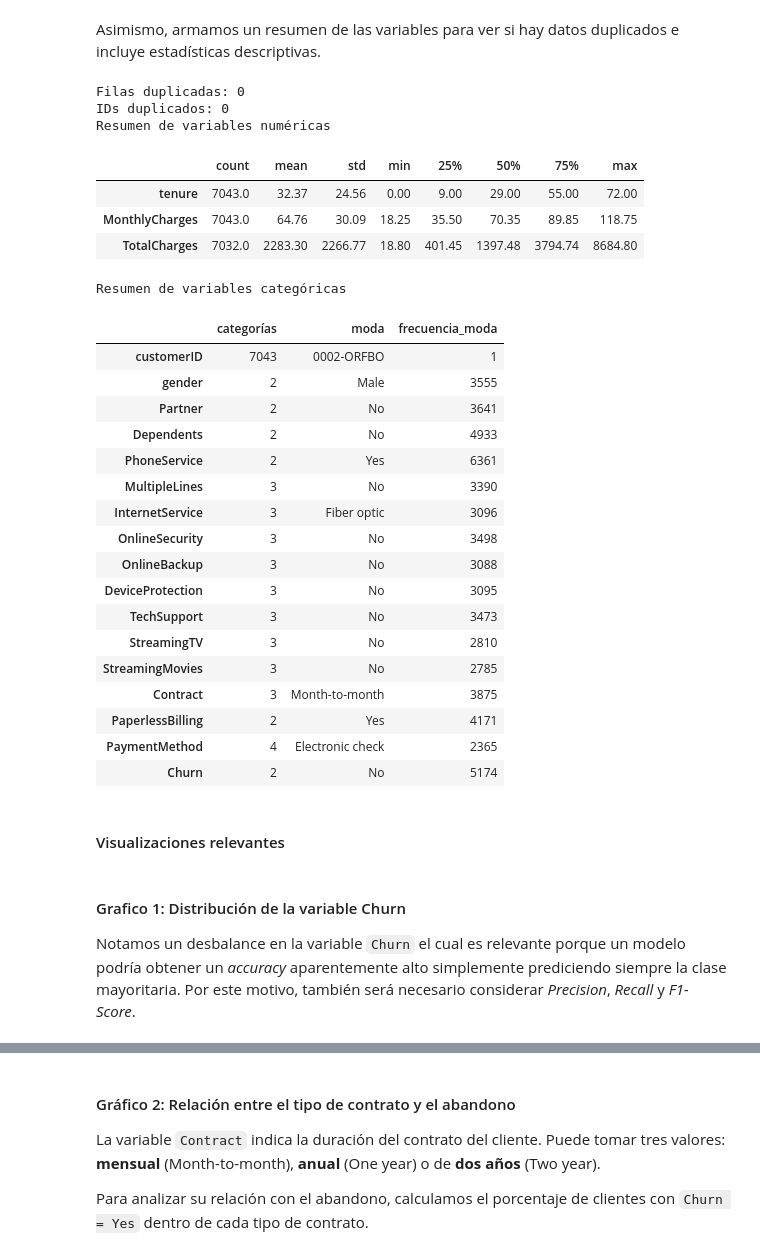
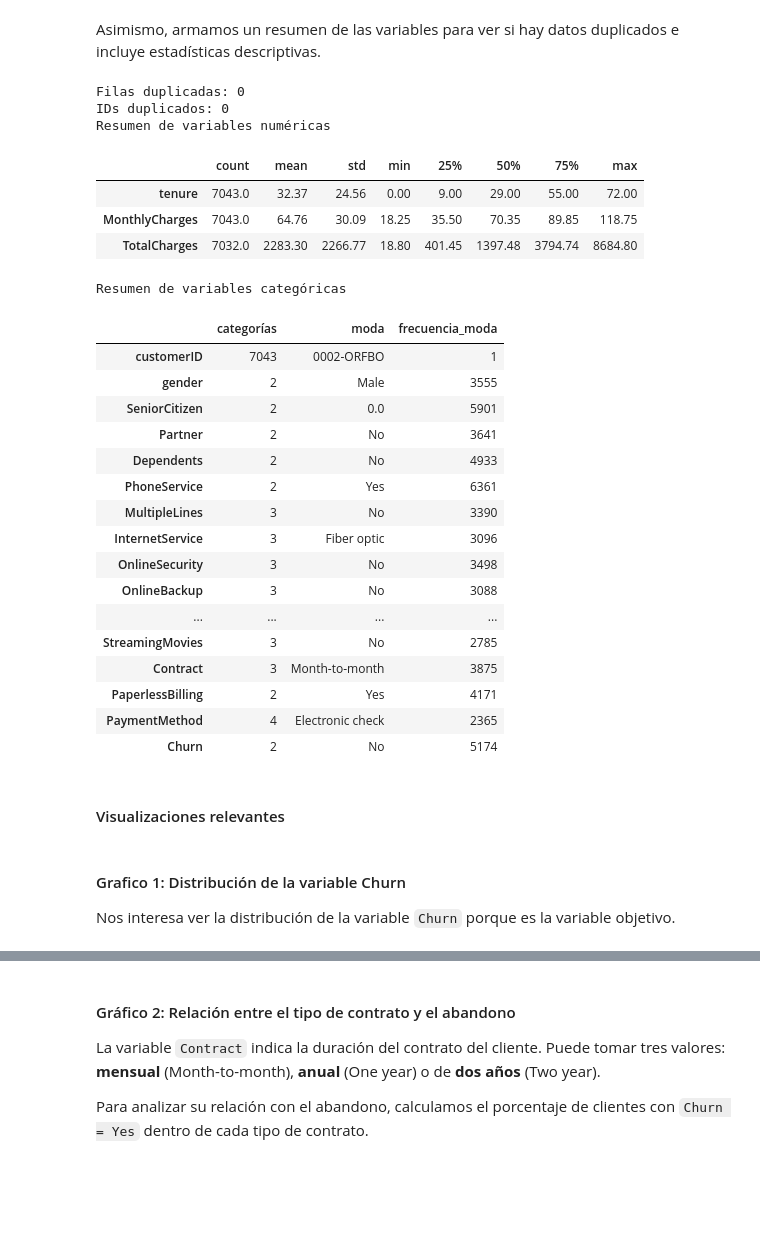
Before and after one commit to juanitaarsla/TD6-TP1, a Jupyter notebook: TP1_Telco_Churn.ipynb, the cells around one changed output, grey strips where cells are left out. Drawn from its saved outputs; the diff is of its cells as text; code cells hidden in the pictures; blank space fills up the shorter version.

```diff
--- a/TP1_Telco_Churn.ipynb
+++ b/TP1_Telco_Churn.ipynb
@@ -60,34 +55,43 @@ Asimismo, armamos un resumen de las variables para ver si hay datos duplicados e
 # %%
 print("Filas duplicadas:", datos.duplicated().sum())
 print("IDs duplicados:", datos["customerID"].duplicated().sum())
 
 resumen_numerico = datos[["tenure", "MonthlyCharges", "TotalCharges"]].describe().T
-columnas_categoricas = datos.select_dtypes(exclude="number").columns
+columnas_categoricas = [
+    columna
+    for columna in datos.columns
+    if columna not in [
+        "tenure",
+        "MonthlyCharges",
+        "TotalCharges"
+    ]
+]
 resumen_categorico = pd.DataFrame({
     "categorías": datos[columnas_categoricas].nunique(),
     "moda": datos[columnas_categoricas].mode().iloc[0],
     "frecuencia_moda": [
         datos[columna].value_counts().iloc[0]
         for columna in columnas_categoricas
     ],
 })
 
 print("Resumen de variables numéricas")
 display(resumen_numerico.round(2))
 print("Resumen de variables categóricas")
 display(resumen_categorico)
 # %% [output]
 Filas duplicadas: 0
 IDs duplicados: 0
 Resumen de variables numéricas
 |  | count | mean | std | min | 25% | 50% | 75% | max |
 | tenure | 7043.0 | 32.37 | 24.56 | 0.00 | 9.00 | 29.00 | 55.00 | 72.00 |
 | MonthlyCharges | 7043.0 | 64.76 | 30.09 | 18.25 | 35.50 | 70.35 | 89.85 | 118.75 |
 | TotalCharges | 7032.0 | 2283.30 | 2266.77 | 18.80 | 401.45 | 1397.48 | 3794.74 | 8684.80 |
 Resumen de variables categóricas
 |  | categorías | moda | frecuencia_moda |
 | customerID | 7043 | 0002-ORFBO | 1 |
 | gender | 2 | Male | 3555 |
+| SeniorCitizen | 2 | 0.0 | 5901 |
 | Partner | 2 | No | 3641 |
 | Dependents | 2 | No | 4933 |
 | PhoneService | 2 | Yes | 6361 |
@@ -95,9 +99,7 @@ Resumen de variables categóricas
 | InternetService | 3 | Fiber optic | 3096 |
 | OnlineSecurity | 3 | No | 3498 |
 | OnlineBackup | 3 | No | 3088 |
-| DeviceProtection | 3 | No | 3095 |
-| TechSupport | 3 | No | 3473 |
-| StreamingTV | 3 | No | 2810 |
+| ... | ... | ... | ... |
 | StreamingMovies | 3 | No | 2785 |
 | Contract | 3 | Month-to-month | 3875 |
 | PaperlessBilling | 2 | Yes | 4171 |
@@ -108,7 +110,7 @@ Resumen de variables categóricas
 # %% [markdown]
 #### Grafico 1: Distribución de la variable Churn
 
-Notamos un desbalance en la variable `Churn` el cual es relevante porque un modelo podría obtener un *accuracy* aparentemente alto simplemente prediciendo siempre la clase mayoritaria. Por este motivo, también será necesario considerar *Precision*, *Recall* y *F1-Score*.
+Nos interesa ver la distribución de la variable `Churn` porque es la variable objetivo.
 # %%
 import matplotlib.pyplot as plt
 import seaborn as sns
```
Also changed, not shown: parts of 29 cells of this notebook.
